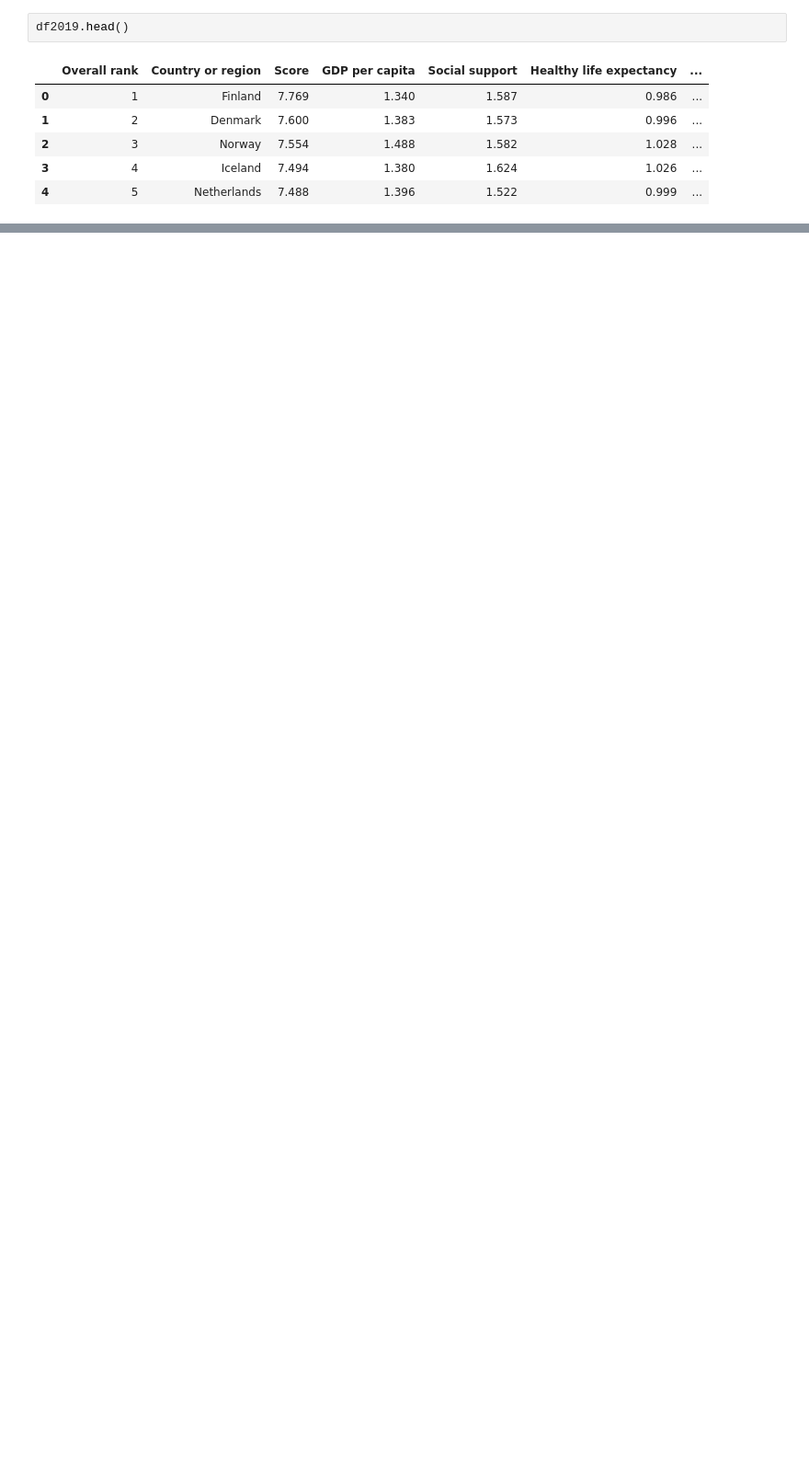
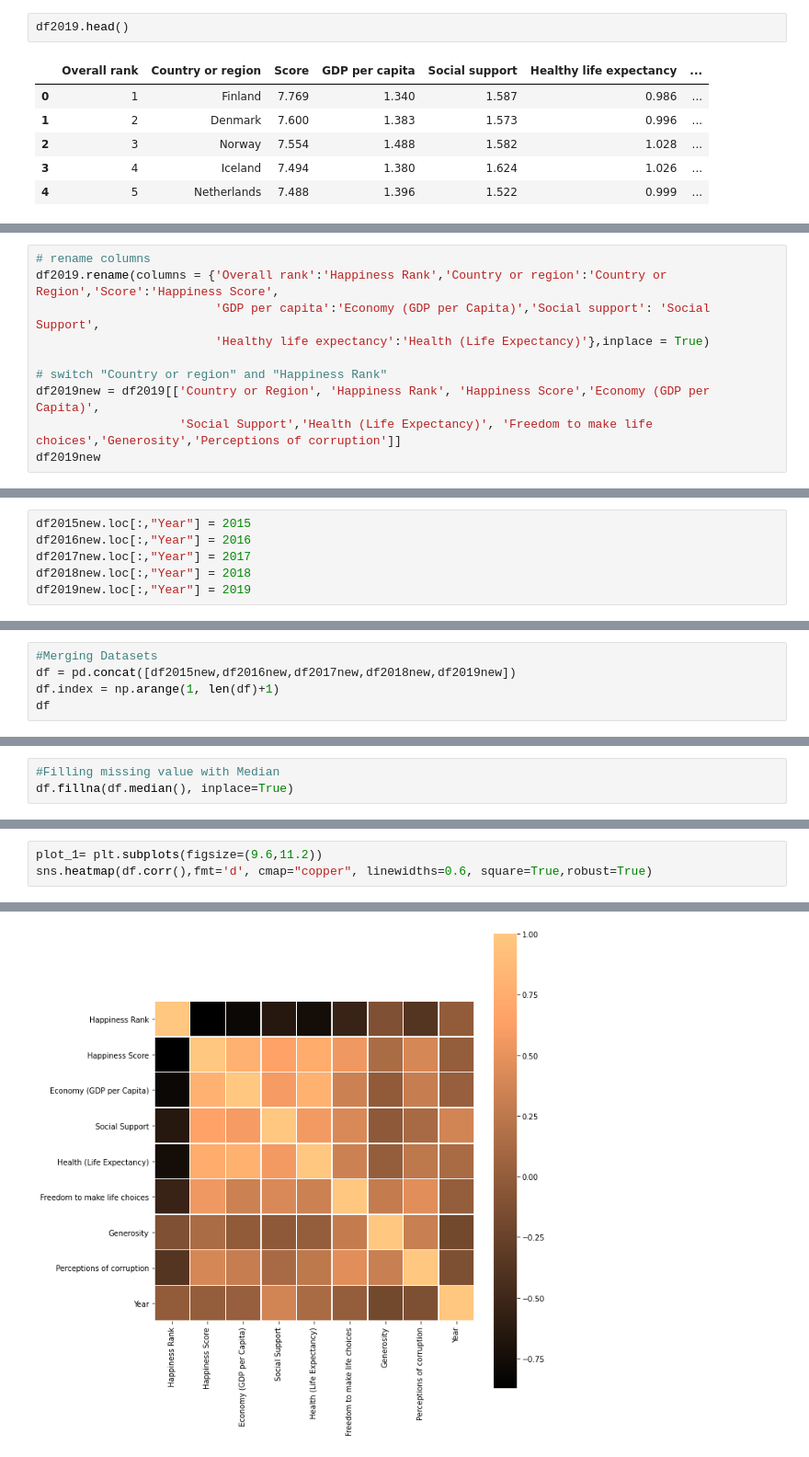
Before and after one commit to flikrama/UH-SPE-ML-Bootcamp-Team4-Project1, a Jupyter notebook: Project_1.ipynb, the cells around one changed output, grey strips where cells are left out. Shown: that part at 92% size. Drawn from its saved outputs; the diff is of its cells as text; blank space fills up the shorter version.

```diff
--- a/Project_1.ipynb
+++ b/Project_1.ipynb
@@ -425,0 +241,10 @@ Generosity                 0.57   0.19
+# %%
+# rename columns
+df2019.rename(columns = {'Overall rank':'Happiness Rank','Country or region':'Country or Region','Score':'Happiness Score',
+                         'GDP per capita':'Economy (GDP per Capita)','Social support': 'Social Support',
+                         'Healthy life expectancy':'Health (Life Expectancy)'},inplace = True)
+
+# switch "Country or region" and "Happiness Rank"
+df2019new = df2019[['Country or Region', 'Happiness Rank', 'Happiness Score','Economy (GDP per Capita)',
+                    'Social Support','Health (Life Expectancy)', 'Freedom to make life choices','Generosity','Perceptions of corruption']]
+df2019new
@@ -425,0 +265,6 @@ Generosity                 0.57   0.19
+# %%
+df2015new.loc[:,"Year"] = 2015
+df2016new.loc[:,"Year"] = 2016
+df2017new.loc[:,"Year"] = 2017
+df2018new.loc[:,"Year"] = 2018
+df2019new.loc[:,"Year"] = 2019
@@ -425,0 +290,5 @@ Generosity                 0.57   0.19
+# %%
+#Merging Datasets
+df = pd.concat([df2015new,df2016new,df2017new,df2018new,df2019new])
+df.index = np.arange(1, len(df)+1)
+df
@@ -425,0 +365,3 @@ Generosity                 0.57   0.19
+# %%
+#Filling missing value with Median
+df.fillna(df.median(), inplace=True)
@@ -425,0 +410,4 @@ Generosity                 0.57   0.19
+# %%
+plot_1= plt.subplots(figsize=(9.6,11.2))
+sns.heatmap(df.corr(),fmt='d', cmap="copper", linewidths=0.6, square=True,robust=True)
+# %% [output]
@@ -425,0 +415 @@ Generosity                 0.57   0.19
+[figure, added]
```
Also changed, not shown: parts of 127 cells of this notebook.
